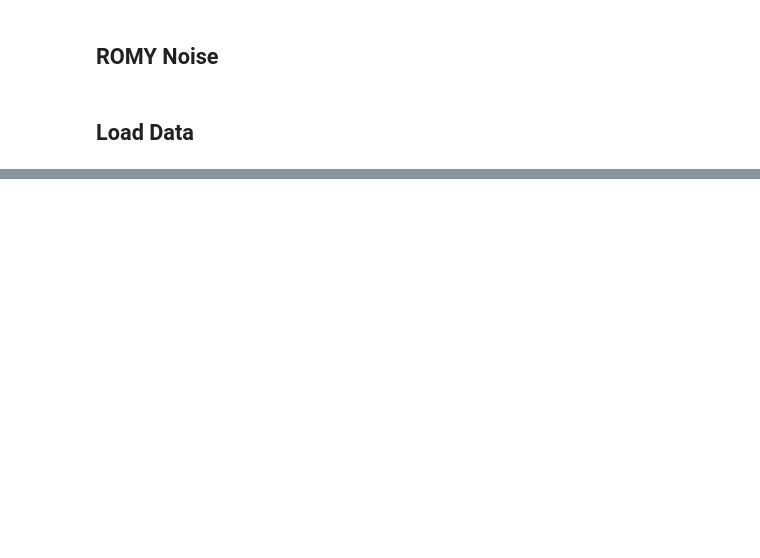
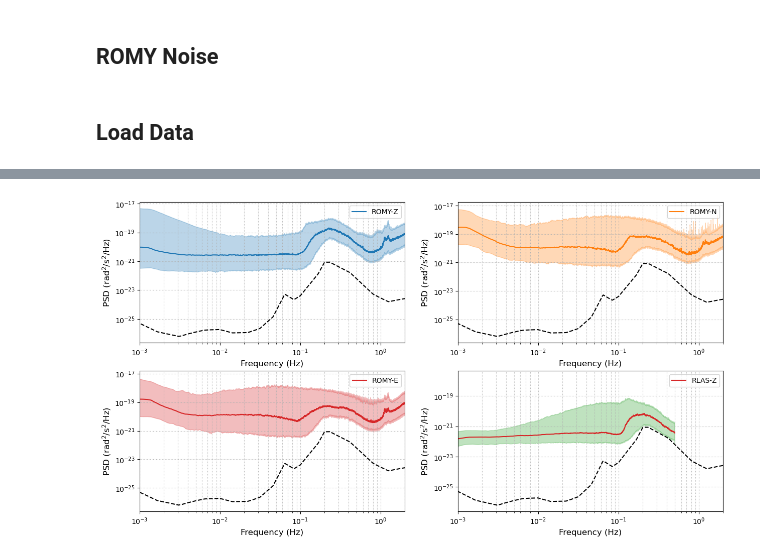
Before and after one commit to andbrocode/notebooks2, a Jupyter notebook: RomyNoise/Untitled.ipynb, the cells around one changed output, grey strips where cells are left out. Drawn from its saved outputs; the diff is of its cells as text; code cells hidden in the pictures; blank space fills up the shorter version.

```diff
--- a/RomyNoise/Untitled.ipynb
+++ b/RomyNoise/Untitled.ipynb
@@ -40,6 +40,8 @@ romy_e = pd.read_pickle(data_path+f"LNM2/data/PSD_statistics_ROMY_BJE_{date_str}
 
 romy_u = pd.read_pickle(data_path+f"LNM2/data/PSD_statistics_ROMY_BJU_{date_str}.pkl")
 romy_v = pd.read_pickle(data_path+f"LNM2/data/PSD_statistics_ROMY_BJV_{date_str}.pkl")
+
+rlas_z = pd.read_pickle(data_path+f"LNM2/data/PSD_statistics_RLAS_BJZ_{date_str}.pkl")
 # %%
 romy_z
 # %% [output]
@@ -93,0 +138,42 @@ No artists with labels found to put in legend.  Note that artists whose label st
+# %%
+def __makeplot():
+
+    Nrow, Ncol = 2, 2
+
+    font = 12
+
+    fig, ax = plt.subplots(Nrow, Ncol, figsize=(15, 8))
+
+
+    ax[0, 0].plot(romy_z.frequencies, romy_z.psds_median, ls="-", color="tab:blue", label="ROMY-Z")
+    ax[0, 0].fill_between(romy_z.frequencies, romy_z.perc_low, romy_z.perc_high, color="tab:blue", alpha=0.3)
+
+    ax[0, 1].plot(romy_n.frequencies, romy_n.psds_median, ls="-", color="tab:orange", label="ROMY-N")
+    ax[0, 1].fill_between(romy_n.frequencies, romy_n.perc_low, romy_n.perc_high, color="tab:orange", alpha=0.3)
+
+    ax[1, 0].plot(romy_e.frequencies, romy_e.psds_median, ls="-", color="tab:red", label="ROMY-E")
+    ax[1, 0].fill_between(romy_e.frequencies, romy_e.perc_low, romy_e.perc_high, color="tab:red", alpha=0.3)
+
+    ax[1, 1].plot(rlas_z.frequencies, rlas_z.psds_median, ls="-", color="tab:red", label="RLAS-Z")
+    ax[1, 1].fill_between(rlas_z.frequencies, rlas_z.perc_low, rlas_z.perc_high, color="tab:green", alpha=0.3)
+
+    for i in range(Nrow):
+        for j in range(Ncol):
+            ax[i, j].plot(df_models.frequencies, df_models.nlnm_rot_rate, ls="--", color="black")
+
+            ax[i, j].grid(which="both", ls=":", zorder=0)
+            ax[i, j].legend(loc=1)
+            ax[i, j].set_xscale("log")
+            ax[i, j].set_yscale("log")
+            ax[i, j].set_xlim(1e-3, 2e0)
+
+            ax[i, j].set_xlabel("Frequency (Hz)", fontsize=font)
+            ax[i, j].set_ylabel("PSD (rad$^2$/s$^2$/Hz)", fontsize=font)
+
+    plt.show();
+    return fig
+
+
+fig = __makeplot();
+# %% [output]
+[figure, added]
```
Also changed, not shown: parts of 3 cells of this notebook, 2 other files.
